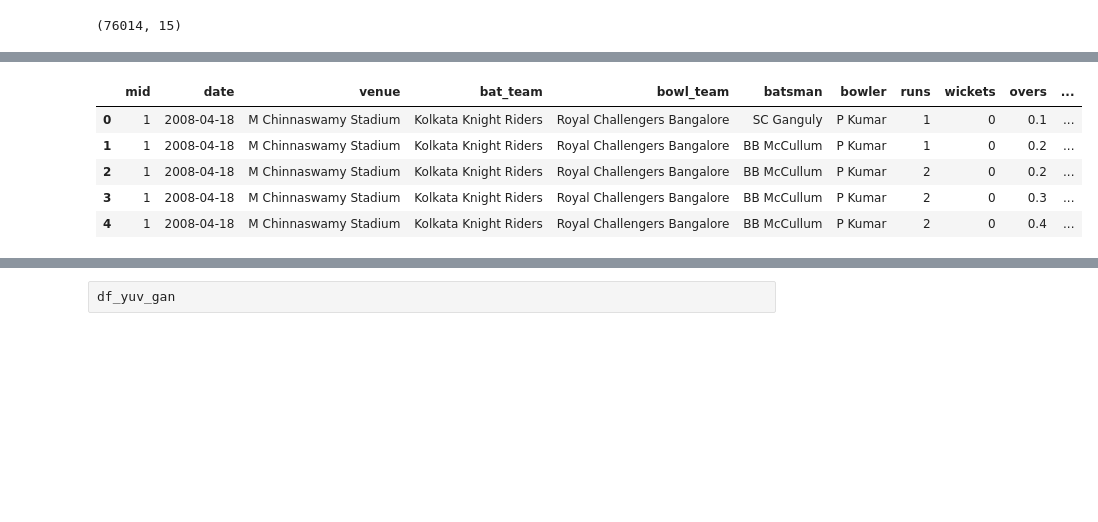
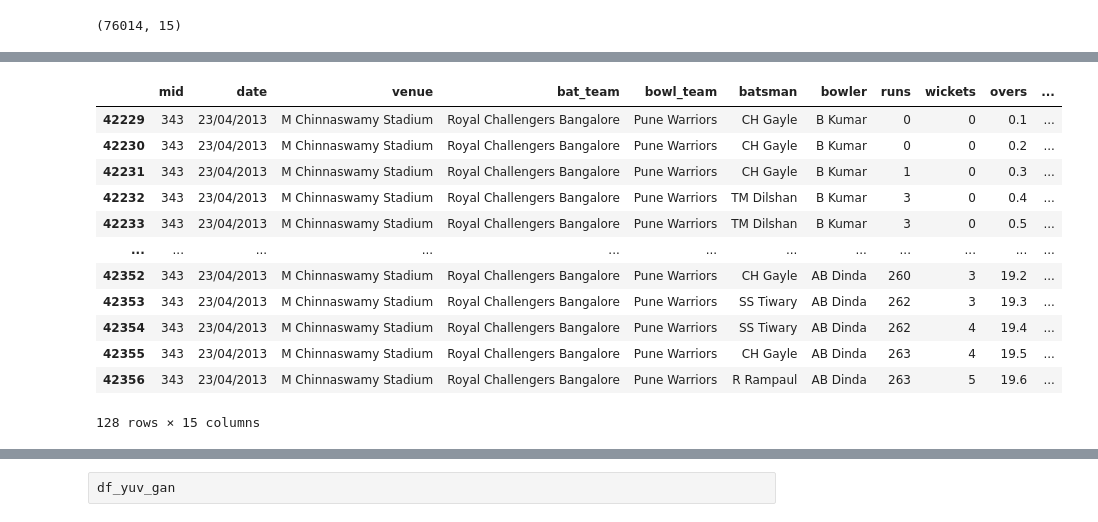
Before and after one commit to anilgujiri/BIA, a Jupyter notebook: Day5 - Pandas/pandas.ipynb, the cells around one changed output, grey strips where cells are left out. Saved outputs shown, nothing was run; the diff lists cells and outputs as text; code cells hidden in the pictures; blank space fills up the shorter version.

```diff
--- a/Day5 - Pandas/pandas.ipynb
+++ b/Day5 - Pandas/pandas.ipynb
@@ -30,5 +40,7 @@ dbname=POSTGRES_DBNAME))
 cnx = create_engine(postgres_str)
 
 df = pd.read_sql_query("SELECT * FROM my_view", con=cnx))
+# %%
+df = read_csv()
 # %%
 print("Anil")
@@ -275,9 +240,17 @@ Name: total, dtype: float64
 # %%
+df[df['total'] == df.total.max()]
 # %% [output]
 |  | mid | date | venue | bat_team | bowl_team | batsman | bowler | runs | wickets | overs | ... |
-| 0 | 1 | 2008-04-18 | M Chinnaswamy Stadium | Kolkata Knight Riders | Royal Challengers Bangalore | SC Ganguly | P Kumar | 1 | 0 | 0.1 | ... |
-| 1 | 1 | 2008-04-18 | M Chinnaswamy Stadium | Kolkata Knight Riders | Royal Challengers Bangalore | BB McCullum | P Kumar | 1 | 0 | 0.2 | ... |
-| 2 | 1 | 2008-04-18 | M Chinnaswamy Stadium | Kolkata Knight Riders | Royal Challengers Bangalore | BB McCullum | P Kumar | 2 | 0 | 0.2 | ... |
-| 3 | 1 | 2008-04-18 | M Chinnaswamy Stadium | Kolkata Knight Riders | Royal Challengers Bangalore | BB McCullum | P Kumar | 2 | 0 | 0.3 | ... |
-| 4 | 1 | 2008-04-18 | M Chinnaswamy Stadium | Kolkata Knight Riders | Royal Challengers Bangalore | BB McCullum | P Kumar | 2 | 0 | 0.4 | ... |
+| 42229 | 343 | 23/04/2013 | M Chinnaswamy Stadium | Royal Challengers Bangalore | Pune Warriors | CH Gayle | B Kumar | 0 | 0 | 0.1 | ... |
+| 42230 | 343 | 23/04/2013 | M Chinnaswamy Stadium | Royal Challengers Bangalore | Pune Warriors | CH Gayle | B Kumar | 0 | 0 | 0.2 | ... |
+| 42231 | 343 | 23/04/2013 | M Chinnaswamy Stadium | Royal Challengers Bangalore | Pune Warriors | CH Gayle | B Kumar | 1 | 0 | 0.3 | ... |
+| 42232 | 343 | 23/04/2013 | M Chinnaswamy Stadium | Royal Challengers Bangalore | Pune Warriors | TM Dilshan | B Kumar | 3 | 0 | 0.4 | ... |
+| 42233 | 343 | 23/04/2013 | M Chinnaswamy Stadium | Royal Challengers Bangalore | Pune Warriors | TM Dilshan | B Kumar | 3 | 0 | 0.5 | ... |
+| ... | ... | ... | ... | ... | ... | ... | ... | ... | ... | ... | ... |
+| 42352 | 343 | 23/04/2013 | M Chinnaswamy Stadium | Royal Challengers Bangalore | Pune Warriors | CH Gayle | AB Dinda | 260 | 3 | 19.2 | ... |
+| 42353 | 343 | 23/04/2013 | M Chinnaswamy Stadium | Royal Challengers Bangalore | Pune Warriors | SS Tiwary | AB Dinda | 262 | 3 | 19.3 | ... |
+| 42354 | 343 | 23/04/2013 | M Chinnaswamy Stadium | Royal Challengers Bangalore | Pune Warriors | SS Tiwary | AB Dinda | 262 | 4 | 19.4 | ... |
+| 42355 | 343 | 23/04/2013 | M Chinnaswamy Stadium | Royal Challengers Bangalore | Pune Warriors | CH Gayle | AB Dinda | 263 | 4 | 19.5 | ... |
+| 42356 | 343 | 23/04/2013 | M Chinnaswamy Stadium | Royal Challengers Bangalore | Pune Warriors | R Rampaul | AB Dinda | 263 | 5 | 19.6 | ... |
+128 rows × 15 columns
 # %%
```
Also changed, not shown: parts of 54 cells of this notebook, 11 other files.
